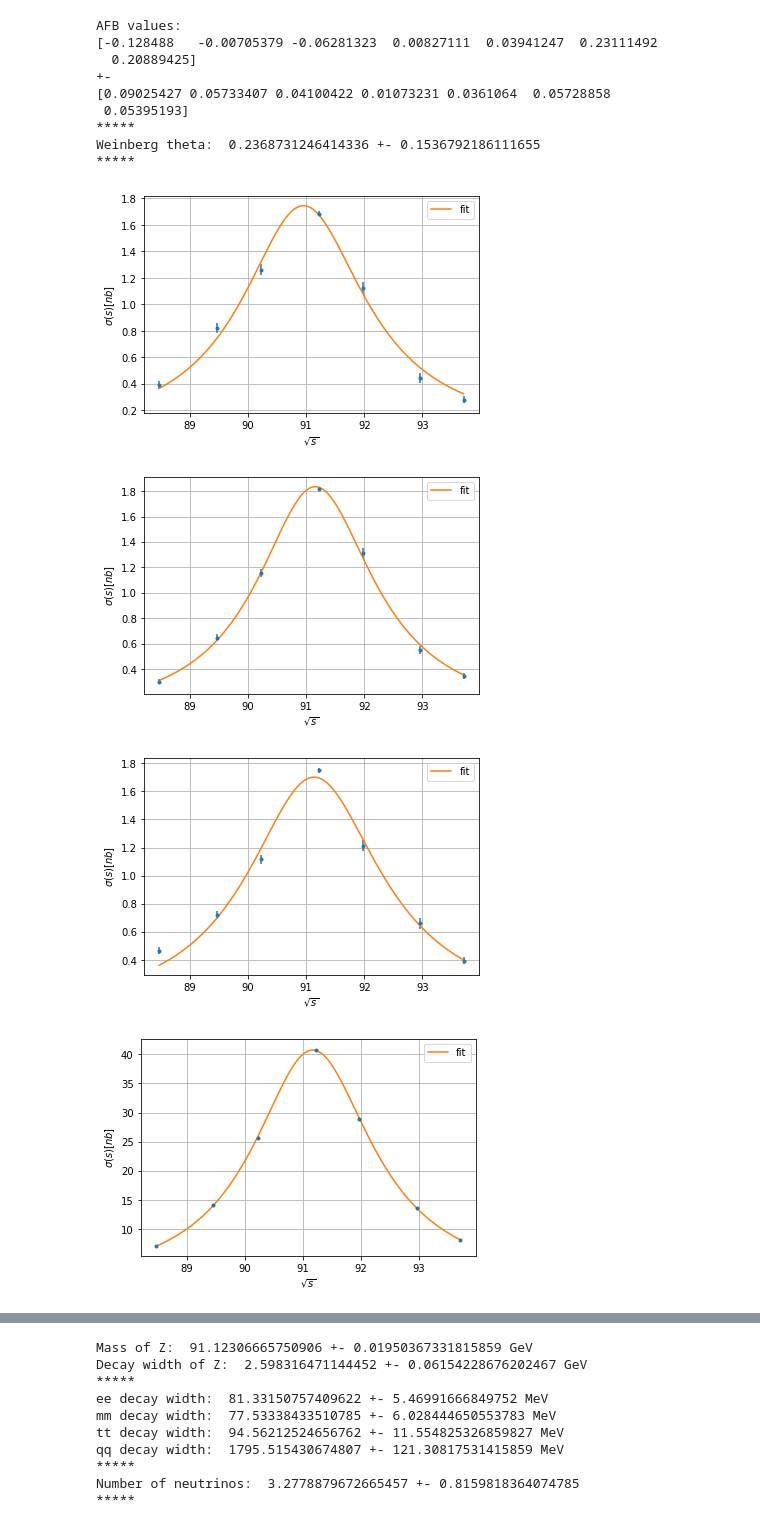
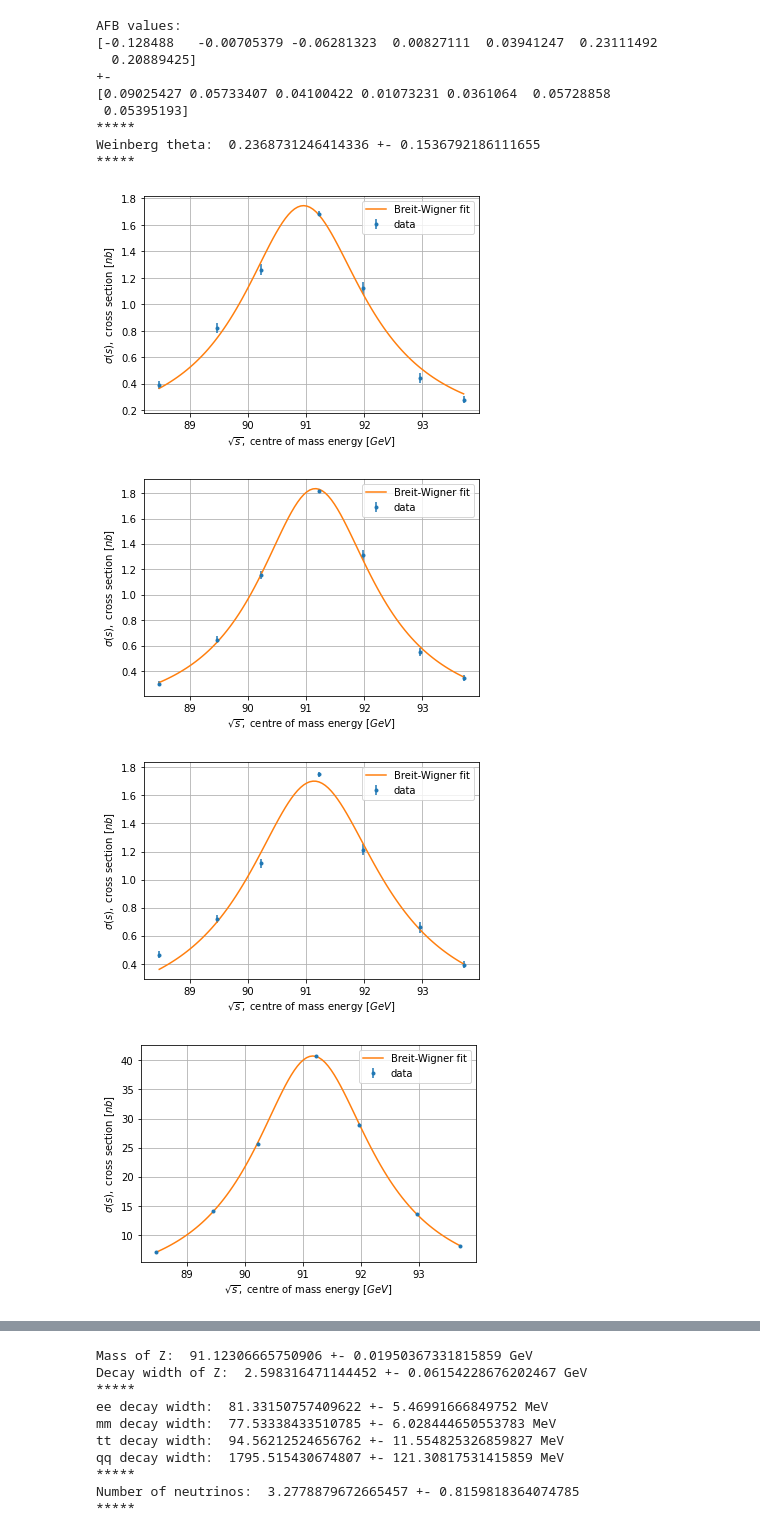
Before and after one commit to Mrunmoy-Jena/E213Lab, a Jupyter notebook: code/E213.ipynb, the cells around one changed output, grey strips where cells are left out. Cells and saved outputs as stored; diff of their text form; code cells hidden in the pictures.

Commit message:
Modified fit plots a little bit

```diff
--- a/code/E213.ipynb
+++ b/code/E213.ipynb
@@ -275,43 +275,50 @@ x_model = np.square(sqrts_model)
 
 #ee fit
 ee_model = fitfunc(x_model, popt_ee[0], popt_ee[1], popt_ee[2])
-plt.errorbar(sqrts, ee_data, yerr = ee_data_err, fmt = ".")
-plt.plot(sqrts_model, ee_model, label = 'fit')
-plt.xlabel('$\sqrt{s}$')
-plt.ylabel('$\sigma(s) [nb]$')
+plt.errorbar(sqrts, ee_data, yerr = ee_data_err, fmt = ".", label = 'data')
+plt.plot(sqrts_model, ee_model, label = 'Breit-Wigner fit')
+plt.xlabel('$\sqrt{s},\ \mathrm{centre \ of \ mass\ energy\ } [GeV]$')
+plt.ylabel('$\sigma(s),\ \mathrm{cross\ section\ } [nb]$')
 plt.legend(loc = 'upper right')
 plt.grid()
+plt.savefig('e213-ee-fit.pdf')
 plt.show()
+
 
 #mm fit
 mm_model = fitfunc(x_model, popt_mm[0], popt_mm[1], popt_mm[2])
 plt.errorbar(sqrts, mm_data, yerr = mm_data_err, fmt = ".", label = 'data')
-plt.plot(sqrts_model, mm_model, label = 'fit')
-plt.xlabel('$\sqrt{s}$')
-plt.ylabel('$\sigma(s) [nb]$')
+plt.plot(sqrts_model, mm_model, label = 'Breit-Wigner fit')
+plt.xlabel('$\sqrt{s},\ \mathrm{centre \ of \ mass\ energy\ } [GeV]$')
+plt.ylabel('$\sigma(s),\ \mathrm{cross\ section\ } [nb]$')
 plt.legend(loc = 'upper right')
 plt.grid()
+plt.savefig('e213-mm-fit.pdf')
 plt.show()
 
 #tt fit
 tt_model = fitfunc(x_model, popt_tt[0], popt_tt[1], popt_tt[2])
 plt.errorbar(sqrts, tt_data, yerr = tt_data_err, fmt = ".", label = 'data')
-plt.plot(sqrts_model, tt_model, label ='fit')
-plt.xlabel('$\sqrt{s}$')
-plt.ylabel('$\sigma(s) [nb]$')
+plt.plot(sqrts_model, tt_model, label ='Breit-Wigner fit')
+plt.xlabel('$\sqrt{s},\ \mathrm{centre \ of \ mass\ energy\ } [GeV]$')
+plt.ylabel('$\sigma(s),\ \mathrm{cross\ section\ } [nb]$')
 plt.legend(loc = 'upper right')
 plt.grid()
+plt.savefig('e213-tt-fit.png')
 plt.show()
+
 
 #qq fit
 qq_model = fitfunc(x_model, popt_qq[0], popt_qq[1], popt_qq[2])
 plt.errorbar(sqrts, qq_data, yerr = qq_data_err, fmt = ".", label = 'data')
-plt.plot(sqrts_model, qq_model, label = 'fit')
-plt.xlabel('$\sqrt{s}$')
-plt.ylabel('$\sigma(s) [nb]$')
+plt.plot(sqrts_model, qq_model, label = 'Breit-Wigner fit')
+plt.xlabel('$\sqrt{s},\ \mathrm{centre \ of \ mass\ energy\ } [GeV]$')
+plt.ylabel('$\sigma(s),\ \mathrm{cross\ section\ } [nb]$')
 plt.legend(loc = 'upper right')
 plt.grid()
+plt.savefig('e213-qq-fit.pdf')
 plt.show()
+
 
 #print a, b and gammach for all branches
 print("Fit parameters:")
@@ -322,37 +329,37 @@ print("qq: ", popt_qq)
 print("*****")
 
 ee_err = np.sqrt(np.diag(pcov_ee))
 mm_err = np.sqrt(np.diag(pcov_mm))
 tt_err = np.sqrt(np.diag(pcov_tt))
 qq_err = np.sqrt(np.diag(pcov_qq))
 print("Standard deviation values:")
 print("ee: ", ee_err)
 print("mm: ", mm_err)
 print("tt: ", tt_err)
 print("qq: ", qq_err)
 print("*****")
 
 #reduced chi2 calculations
 def redchi2(f, x, y, y_err, *args):
     sum = 0
     for i in range(len(x)):
         sum += np.square((f(x[i], *args) - y[i])/(y_err[i]))
     dof = len(y) - len(args)
     rc2 = np.sqrt(sum)/dof
     return rc2
 
 print("Reduced chi squared values:")
 print("ee fit: ", redchi2(fitfunc, x_data, ee_data, ee_data_err, popt_ee[0], popt_ee[1], popt_ee[2]))
 print("mm fit: ", redchi2(fitfunc, x_data, mm_data, mm_data_err, popt_mm[0], popt_mm[1], popt_mm[2]))
 print("tt fit: ", redchi2(fitfunc, x_data, tt_data, tt_data_err, popt_tt[0], popt_tt[1], popt_tt[2]))
 print("qq fit: ", redchi2(fitfunc, x_data, qq_data, qq_data_err, popt_qq[0], popt_qq[1], popt_qq[2]))
 print("*****")
 #--------------------
 # %% [output]
-[figure, old version]
+[figure, new version]
-[figure, old version]
+[figure, new version]
-[figure, old version]
+[figure, new version]
-[figure, old version]
+[figure, new version]
 Fit parameters:
 ee:  [9.09727777e+01 2.59141049e+00 6.61481412e-03]
 mm:  [9.11738948e+01 2.46200528e+00 6.30590704e-03]
```
Also changed, not shown: 5 other files.
